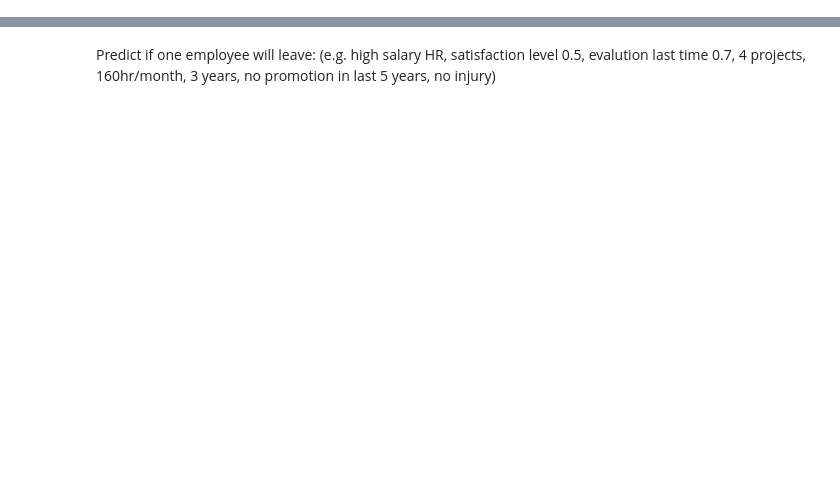
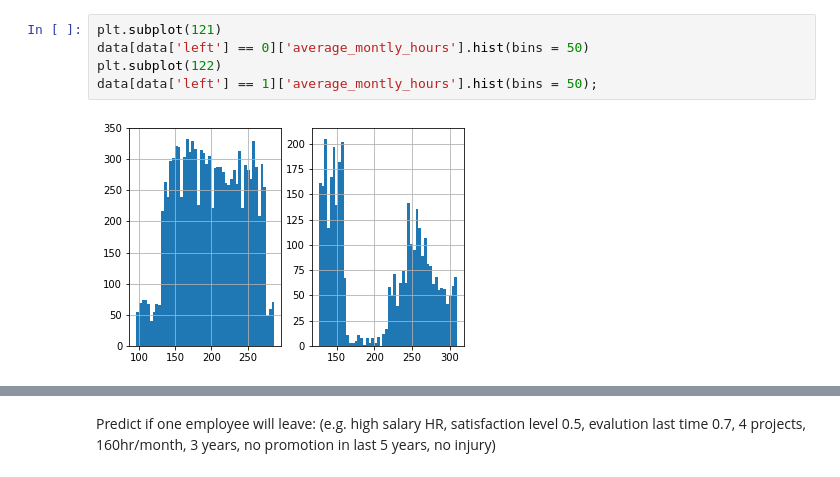
Before and after one commit to cameozl/Project_EmployeeLeave, a Jupyter notebook: employee_leave.ipynb, the cells around one changed output, grey strips where cells are left out. Drawn from its saved outputs; the diff is of its cells as text; blank space fills up the shorter version.

```diff
--- a/employee_leave.ipynb
+++ b/employee_leave.ipynb
@@ -59,0 +108,7 @@ model.coef_
+# %%
+plt.subplot(121)
+data[data['left'] == 0]['average_montly_hours'].hist(bins = 50)
+plt.subplot(122)
+data[data['left'] == 1]['average_montly_hours'].hist(bins = 50);
+# %% [output]
+[figure, added]
```
Also changed, not shown: parts of 54 cells of this notebook.
